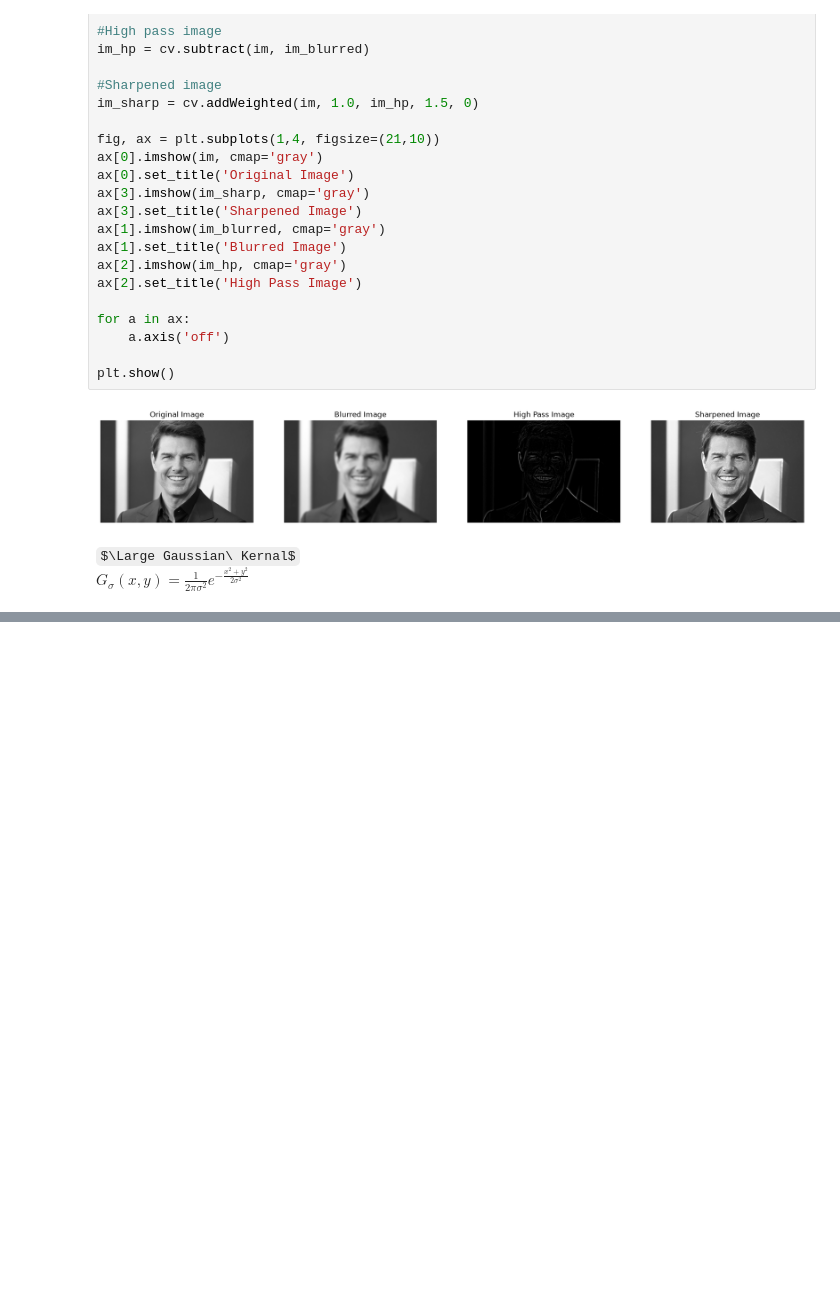
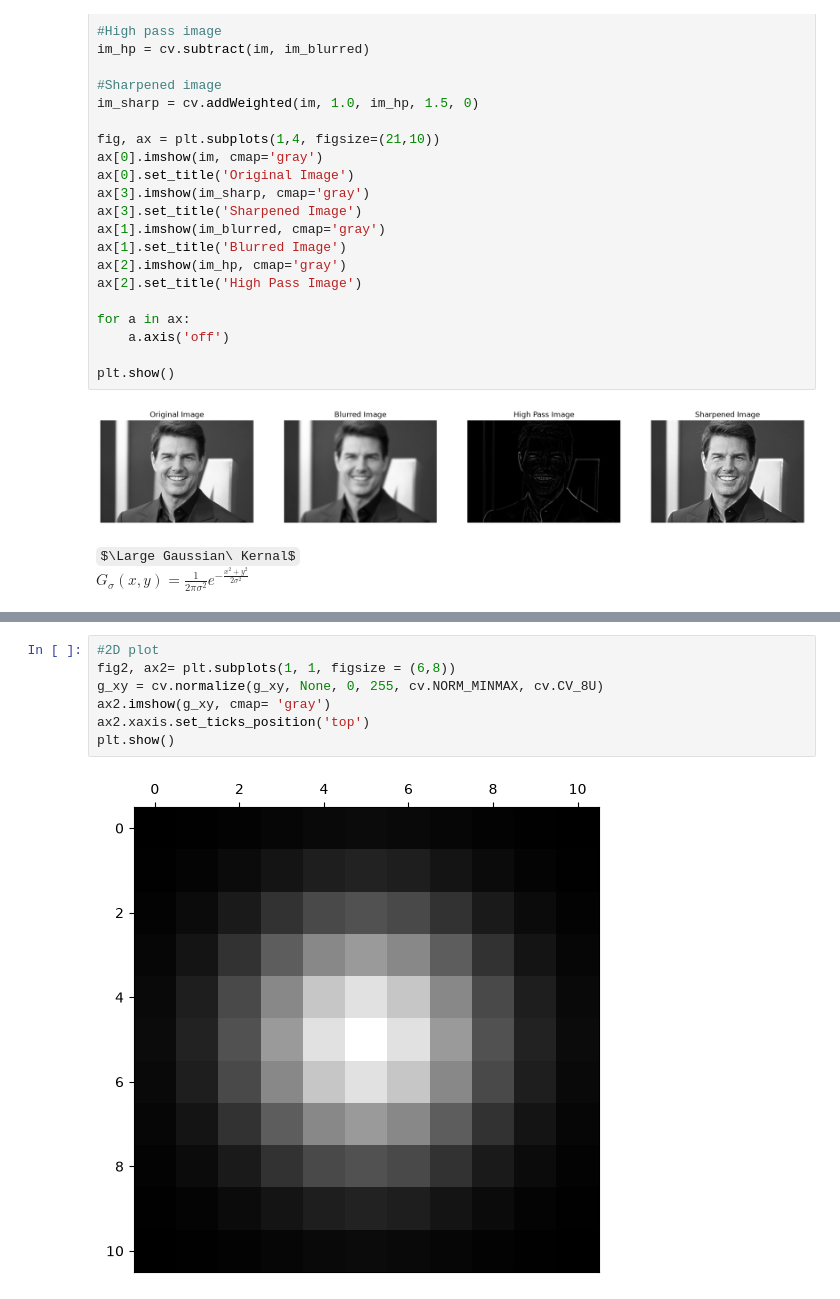
Before and after one commit to codingNR29/Image-processing, a Jupyter notebook: 03 Spatial Filtering.ipynb, the cells around one changed output, grey strips where cells are left out. Cells and saved outputs as stored; diff of their text form; some formulas as TeX source; blank space fills up the shorter version.

```diff
--- a/03 Spatial Filtering.ipynb
+++ b/03 Spatial Filtering.ipynb
@@ -104,0 +104,9 @@ plt.show()
+# %%
+#2D plot
+fig2, ax2= plt.subplots(1, 1, figsize = (6,8))
+g_xy = cv.normalize(g_xy, None, 0, 255, cv.NORM_MINMAX, cv.CV_8U)
+ax2.imshow(g_xy, cmap= 'gray')
+ax2.xaxis.set_ticks_position('top')
+plt.show()
+# %% [output]
+[figure, added]
```
Also changed, not shown: parts of 2 cells of this notebook.
